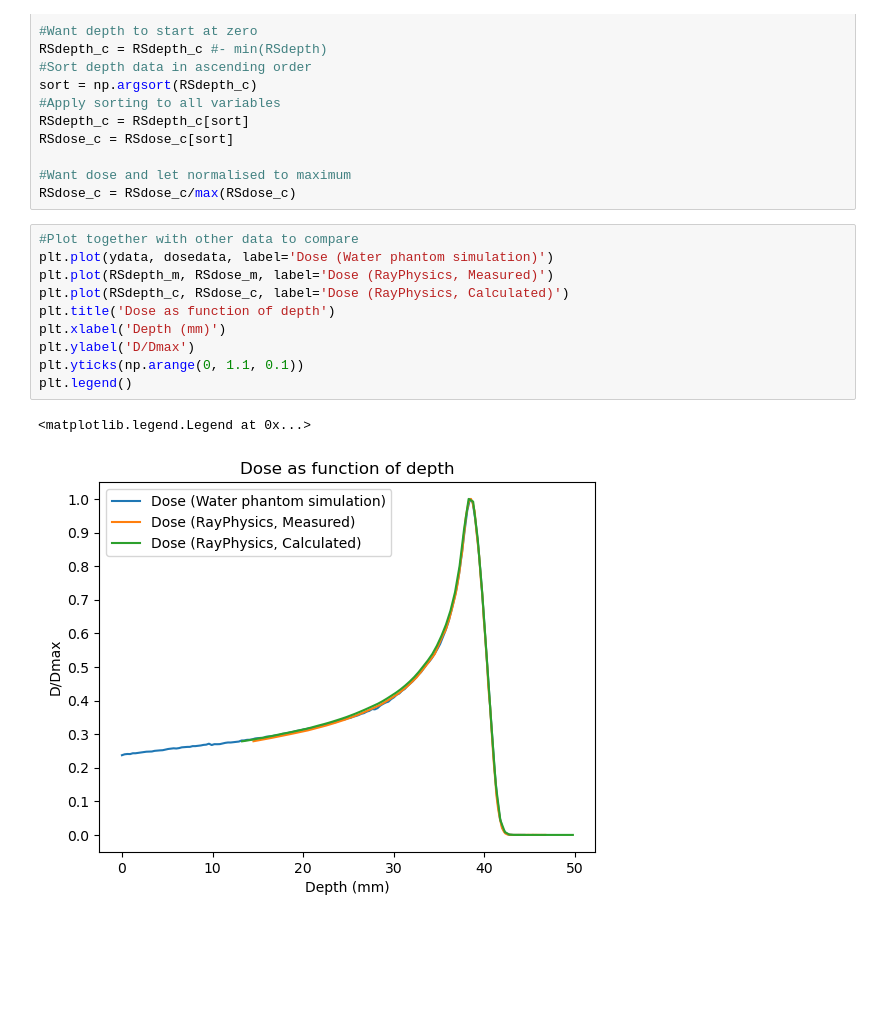
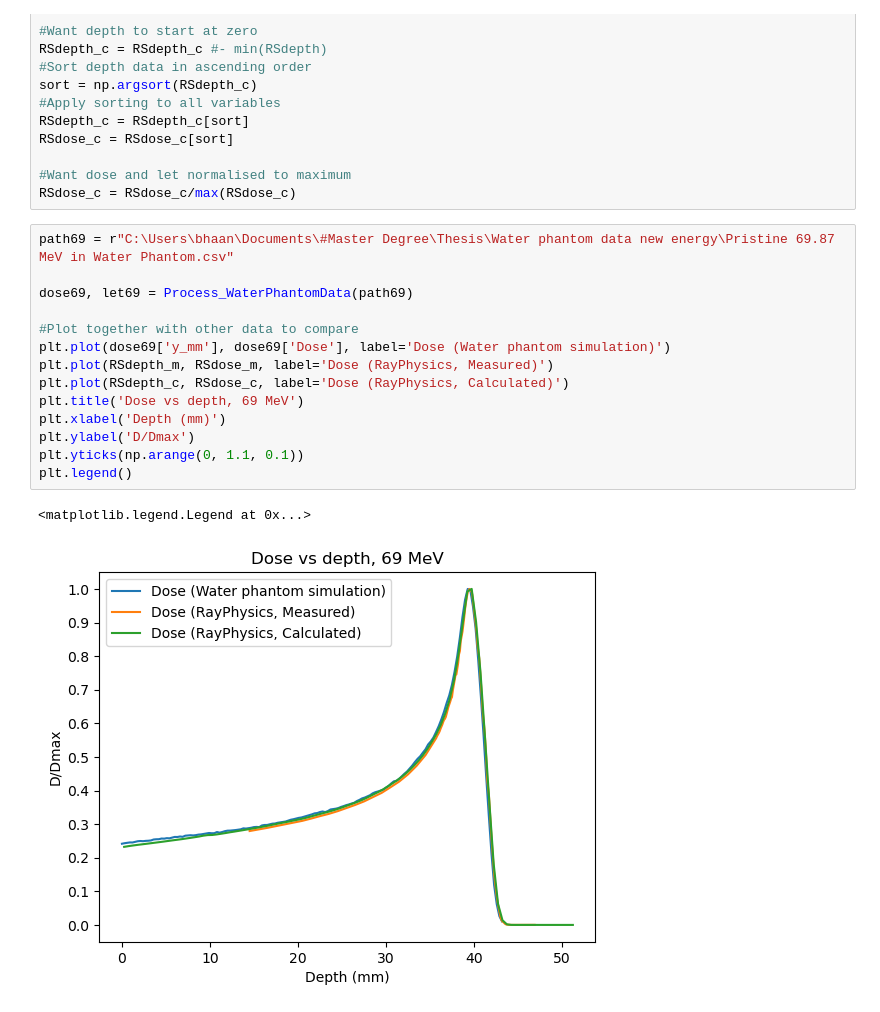
Before and after one commit to BrittHaanen15/Thesis_project, a Jupyter notebook: Python codes/Finding mid LET.ipynb, the cells around one changed output. Saved outputs shown, nothing was run; the diff lists cells and outputs as text; blank space fills up the shorter version.

```diff
--- a/Python codes/Finding mid LET.ipynb
+++ b/Python codes/Finding mid LET.ipynb
@@ -116,15 +127,19 @@ RSdose_c = RSdose_c[sort]
 #Want dose and let normalised to maximum
 RSdose_c = RSdose_c/max(RSdose_c)
 # %%
+path69 = r"C:\Users\bhaan\Documents\#Master Degree\Thesis\Water phantom data new energy\Pristine 69.87 MeV in Water Phantom.csv"
+
+dose69, let69 = Process_WaterPhantomData(path69)
+
 #Plot together with other data to compare
-plt.plot(ydata, dosedata, label='Dose (Water phantom simulation)')
+plt.plot(dose69['y_mm'], dose69['Dose'], label='Dose (Water phantom simulation)')
 plt.plot(RSdepth_m, RSdose_m, label='Dose (RayPhysics, Measured)')
 plt.plot(RSdepth_c, RSdose_c, label='Dose (RayPhysics, Calculated)')
-plt.title('Dose as function of depth')
+plt.title('Dose vs depth, 69 MeV')
 plt.xlabel('Depth (mm)')
 plt.ylabel('D/Dmax')
 plt.yticks(np.arange(0, 1.1, 0.1))
 plt.legend()
 # %% [output]
 <matplotlib.legend.Legend at 0x...>
-[figure, old version]
+[figure, new version]
```
Also changed, not shown: parts of 22 cells of this notebook, 29 other files.
